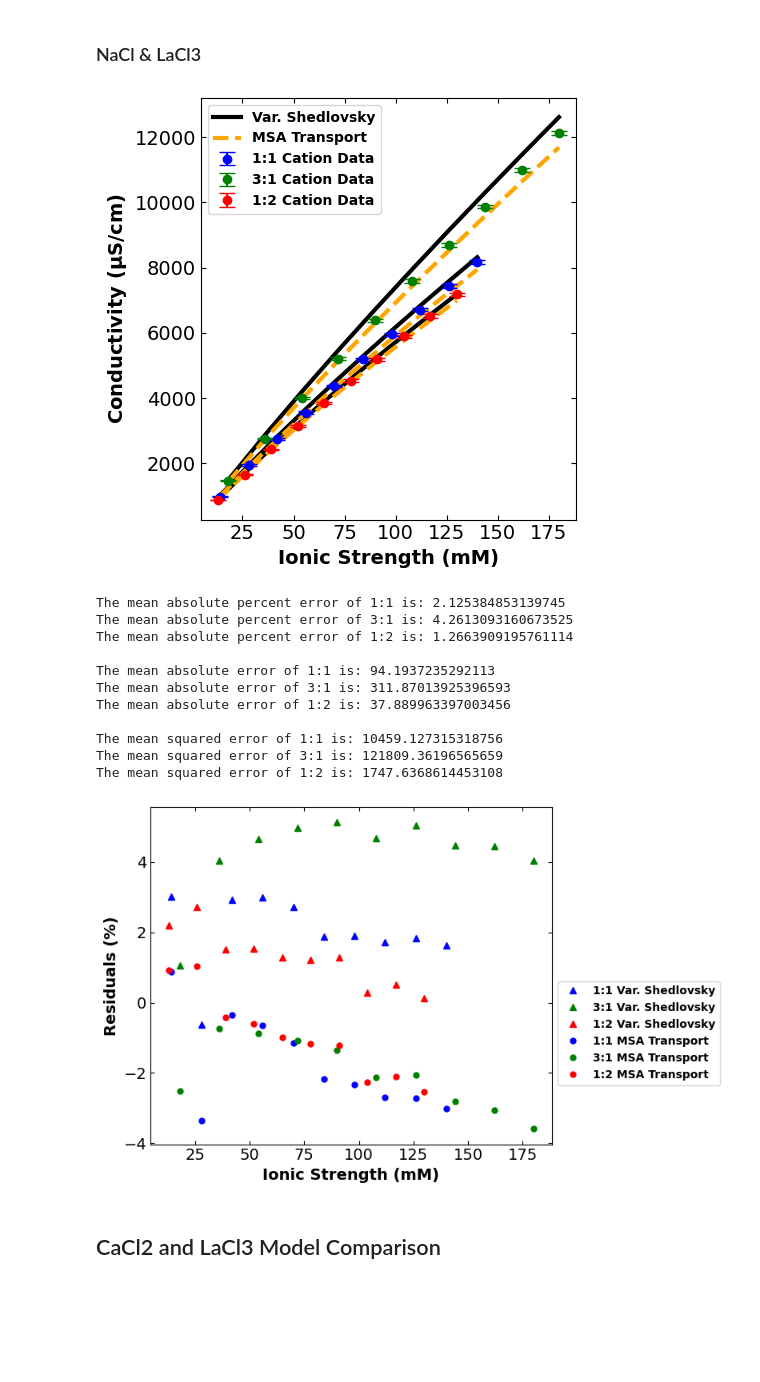
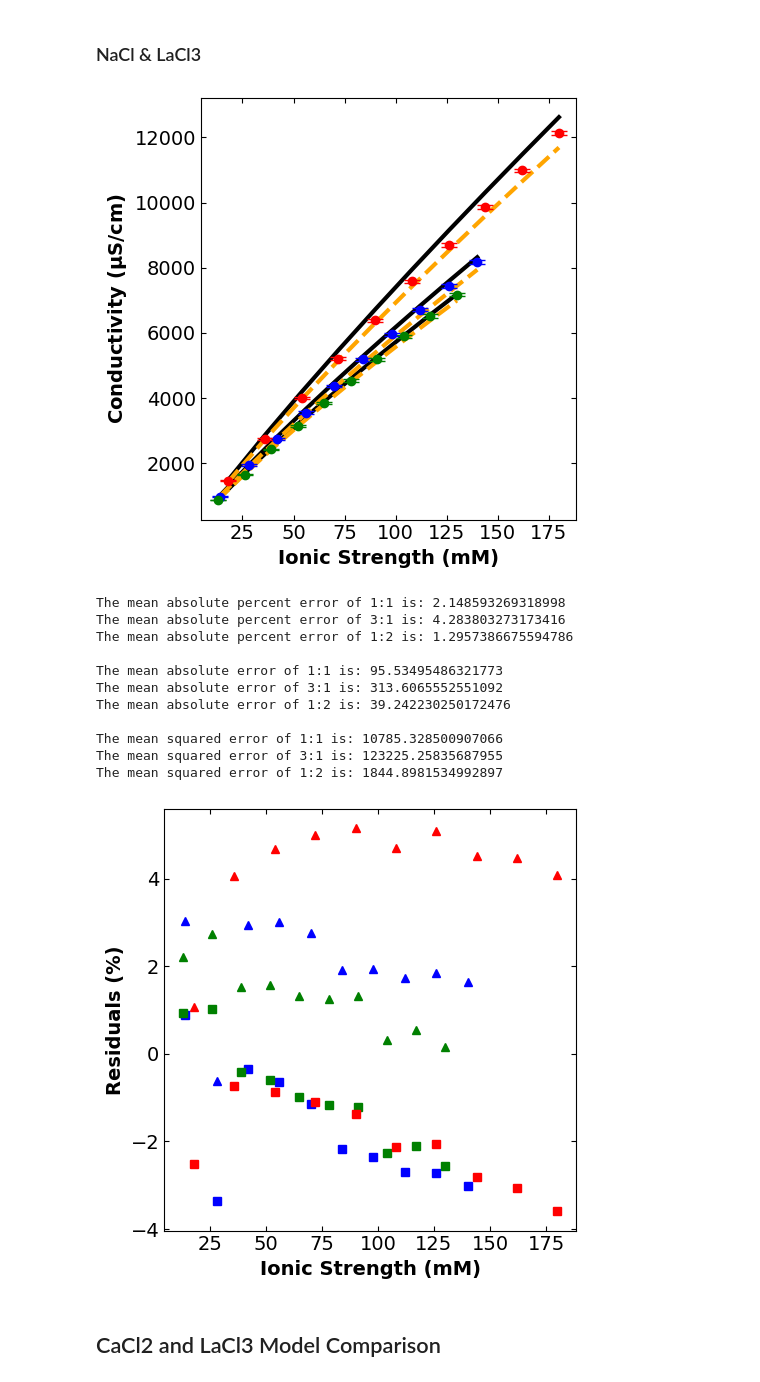
Before and after one commit to dowlinglab/salts-conductivity-modelling, a Jupyter notebook: Multicomponents-conductivity-paper.ipynb, the cells around one changed output. Drawn from its saved outputs; the diff is of its cells as text; code cells hidden in the pictures; blank space fills up the shorter version.

```diff
--- a/Multicomponents-conductivity-paper.ipynb
+++ b/Multicomponents-conductivity-paper.ipynb
@@ -401,7 +401,7 @@ The mean squared error of 1:2 is: 7951.674608745649
 ### Constants
 # %%
 # solvent viscosity in poise
-eta_shed = 8.903*10**(-3)
+eta_shed = 8.9*10**(-3)
 
 # limiting equivalent conductivity of salts in cm^2.Siemen.equiv^(-1)
 lambda_0_NaCl = 126.45
@@ -422,9 +422,6 @@ a_LaCl3 = 4.9*10**(-8)
 ### NaCl
 # %%
 # constants
-temp_NaCl_CaCl2 = 298.16 # K
-epsilon = 78.3
-eta = 8.903*10**(-3) # poise
 a_NaCl_CaCl2 = (a_NaCl + a_CaCl2)/2
 
 # concentration in M
@@ -433,9 +430,12 @@ conc12 = [NaCl_conc12[i]*10**(-3) for i in range(ndata)]
 conc13 = [NaCl_conc13[i]*10**(-3) for i in range(ndata)]
 
 # specific conductivity in micro Siemen per cm
-specific_cond_nacl = cd.variant_shedlovsky(conc, temp_NaCl_CaCl2, epsilon, eta, lambda_0_NaCl, a_NaCl_CaCl2, z_Na, z_Cl, lambda_0_Na, lambda_0_Cl)
-specific_cond_nacl_12 = cd.variant_shedlovsky(conc12, temp_NaCl_CaCl2, epsilon, eta, lambda_0_NaCl, a_NaCl_CaCl2, z_Na, z_Cl, lambda_0_Na, lambda_0_Cl)
-specific_cond_nacl_13 = cd.variant_shedlovsky(conc13, temp_NaCl_CaCl2, epsilon, eta, lambda_0_NaCl, a_NaCl_CaCl2, z_Na, z_Cl, lambda_0_Na, lambda_0_Cl)
+specific_cond_nacl = cd.variant_shedlovsky(conc, T, epsilon, eta_shed, lambda_0_NaCl, a_NaCl_CaCl2, z_Na, z_Cl,
+                                           lambda_0_Na, lambda_0_Cl)
+specific_cond_nacl_12 = cd.variant_shedlovsky(conc12, T, epsilon, eta_shed, lambda_0_NaCl, a_NaCl_CaCl2, z_Na, z_Cl,
+                                              lambda_0_Na, lambda_0_Cl)
+specific_cond_nacl_13 = cd.variant_shedlovsky(conc13, T, epsilon, eta_shed, lambda_0_NaCl, a_NaCl_CaCl2, z_Na, z_Cl,
+                                              lambda_0_Na, lambda_0_Cl)
 # %% [markdown]
 ### CaCl2
 # %%
@@ -556,9 +556,6 @@ The mean squared error of 2:1 is: 54023.08729388493
 ### NaCl
 # %%
 # constants
-temp_NaCl_LaCl3 = 298.16 # K
-epsilon = 78.3
-eta = 8.903*10**(-3) # poise
 a_NaCl_LaCl3 = (a_NaCl + a_LaCl3)/2
 
 # concentration in M
@@ -567,11 +564,11 @@ conc_nacl_22 = [NaCl_conc22[i]*10**(-3) for i in range(ndata4)]
 conc_nacl_23 = [NaCl_conc23[i]*10**(-3) for i in range(ndata4)]
 
 # specific conductivity in micro Siemen per cm
-specific_cond_nacl_21 = cd.variant_shedlovsky(conc_nacl_21, temp_NaCl_LaCl3, epsilon, eta, lambda_0_NaCl, a_NaCl_LaCl3, z_Na, z_Cl, lambda_0_Na,
+specific_cond_nacl_21 = cd.variant_shedlovsky(conc_nacl_21, T, epsilon, eta_shed, lambda_0_NaCl, a_NaCl_LaCl3, z_Na, z_Cl, lambda_0_Na,
                                             lambda_0_Cl)
-specific_cond_nacl_22 = cd.variant_shedlovsky(conc_nacl_22, temp_NaCl_LaCl3, epsilon, eta, lambda_0_NaCl, a_NaCl_LaCl3, z_Na, z_Cl, lambda_0_Na,
+specific_cond_nacl_22 = cd.variant_shedlovsky(conc_nacl_22, T, epsilon, eta_shed, lambda_0_NaCl, a_NaCl_LaCl3, z_Na, z_Cl, lambda_0_Na,
                                             lambda_0_Cl)
-specific_cond_nacl_23 = cd.variant_shedlovsky(conc_nacl_23, temp_NaCl_LaCl3, epsilon, eta, lambda_0_NaCl, a_NaCl_LaCl3, z_Na, z_Cl, lambda_0_Na,
+specific_cond_nacl_23 = cd.variant_shedlovsky(conc_nacl_23, T, epsilon, eta_shed, lambda_0_NaCl, a_NaCl_LaCl3, z_Na, z_Cl, lambda_0_Na,
                                             lambda_0_Cl)
 # %% [markdown]
 ### LaCl3
@@ -582,11 +579,11 @@ conc_lacl3_12 = [LaCl3_conc22[i]*10**(-3) for i in range(ndata4)]
 conc_lacl3_13 = [LaCl3_conc23[i]*10**(-3) for i in range(ndata4)]
 
 # specific conductivity in micro Siemen per cm
-specific_cond_lacl3_11 = cd.variant_shedlovsky(conc_lacl3_11, temp_NaCl_LaCl3, epsilon, eta, lambda_0_LaCl3, a_NaCl_LaCl3, z_La, z_Cl, lambda_0_La,
+specific_cond_lacl3_11 = cd.variant_shedlovsky(conc_lacl3_11, T, epsilon, eta_shed, lambda_0_LaCl3, a_NaCl_LaCl3, z_La, z_Cl, lambda_0_La,
                                              lambda_0_Cl)
-specific_cond_lacl3_12 = cd.variant_shedlovsky(conc_lacl3_12, temp_NaCl_LaCl3, epsilon, eta, lambda_0_LaCl3, a_NaCl_LaCl3, z_La, z_Cl, lambda_0_La,
+specific_cond_lacl3_12 = cd.variant_shedlovsky(conc_lacl3_12, T, epsilon, eta_shed, lambda_0_LaCl3, a_NaCl_LaCl3, z_La, z_Cl, lambda_0_La,
                                              lambda_0_Cl)
-specific_cond_lacl3_13 = cd.variant_shedlovsky(conc_lacl3_13, temp_NaCl_LaCl3, epsilon, eta, lambda_0_LaCl3, a_NaCl_LaCl3, z_La, z_Cl, lambda_0_La,
+specific_cond_lacl3_13 = cd.variant_shedlovsky(conc_lacl3_13, T, epsilon, eta_shed, lambda_0_LaCl3, a_NaCl_LaCl3, z_La, z_Cl, lambda_0_La,
                                              lambda_0_Cl)
 # %% [markdown]
 ### NaCl & LaCl3
@@ -599,31 +596,31 @@ specific_cond_23 = [specific_cond_nacl_23[i] + specific_cond_lacl3_13[i] for i i
 # making plot comparison of calculated and experimental conductivity of NaCl and CaCl2
 fig = plt.figure(figsize=(5, 5))
 plt.plot(ionic_strength_na_la_1_1, specific_cond_21, "-", color="black", linewidth=3, label="Var. Shedlovsky")
+plt.plot(ionic_strength_na_la_1_2, specific_cond_23, "-", color="black", linewidth=3)
 plt.plot(ionic_strength_na_la_3_1, specific_cond_22, "-", linewidth=3, color="black")
-plt.plot(ionic_strength_na_la_1_2, specific_cond_23, "-", color="black", linewidth=3)
 plt.plot(ionic_strength_na_la_1_1, all_cond_calc_con3, "--", color="orange", linewidth=3, label="MSA Transport")
+plt.plot(ionic_strength_na_la_1_2, all_cond_calc_con33, "--", color="orange", linewidth=3)
 plt.plot(ionic_strength_na_la_3_1, all_cond_calc_con32, "--", color="orange", linewidth=3)
-plt.plot(ionic_strength_na_la_1_2, all_cond_calc_con33, "--", color="orange", linewidth=3)
 plt.errorbar(
     ionic_strength_na_la_1_1, cond_exp3, yerr=error_na_la_1_1, fmt='o', ecolor='blue', capsize=6, markersize=6, markerfacecolor='blue',
     markeredgecolor='blue', label='1:1 Cation Data')
 plt.errorbar(
-    ionic_strength_na_la_3_1, cond_exp32, yerr=error_na_la_3_1, fmt='o', ecolor='green', capsize=6, markersize=6, markerfacecolor='green',
-    markeredgecolor='green', label='3:1 Cation Data')
+    ionic_strength_na_la_1_2, cond_exp33, yerr=error_na_la_1_2, fmt='o', ecolor='green', capsize=6, markersize=6, markerfacecolor='green',
+    markeredgecolor='green', label='1:2 Cation Data')
 plt.errorbar(
-    ionic_strength_na_la_1_2, cond_exp33, yerr=error_na_la_1_2, fmt='o', ecolor='red', capsize=6, markersize=6, markerfacecolor='red',
-    markeredgecolor='red', label='1:2 Cation Data')
+    ionic_strength_na_la_3_1, cond_exp32, yerr=error_na_la_3_1, fmt='o', ecolor='red', capsize=6, markersize=6, markerfacecolor='red',
+    markeredgecolor='red', label='3:1 Cation Data')
 plt.xlabel("Ionic Strength (mM)", fontsize=14,fontweight='bold')
 plt.ylabel("Conductivity ($\mathbf{\mu}$S/cm)", fontsize=14,fontweight='bold')
 plt.xticks(fontsize=14)
 plt.yticks(fontsize=14)
 plt.tick_params(direction="in",top=True, right=True)
-plt.legend(prop={"weight":"bold"})
+# plt.legend(prop={"weight":"bold"})
 plt.tight_layout()
 plt.savefig(r".\Paper_figures\msa_var_shed_na_la.png")
 plt.show()
 # %% [output]
-[figure, old version]
+[figure, new version]
 # %%
 # residuals for NaCl and LaCl3
 e3_2 = [specific_cond_21[i] - cond_exp3[i] for i in range(ndata4)]
@@ -645,50 +642,50 @@ print("The mean absolute percent error of 1:2 is:",np.mean(residuals_percent33_2
 
 # calculate the mean absolute error
 residuals_3_abs_shed = [np.abs(e3_2[i]) for i in range(ndata4)]
 residuals_32_abs_shed = [np.abs(e32_2[i]) for i in range(ndata4)]
 residuals_33_abs_shed = [np.abs(e33_2[i]) for i in range(ndata4)]
 print("\nThe mean absolute error of 1:1 is:",np.mean(residuals_3_abs_shed))
 print("The mean absolute error of 3:1 is:",np.mean(residuals_32_abs_shed))
 print("The mean absolute error of 1:2 is:",np.mean(residuals_33_abs_shed))
 
 # calculate the mean squared error
 sq_residuals_3_shed = [e3_2[i]**2 for i in range(ndata4)]
 sq_residuals_32_shed = [e32_2[i]**2 for i in range(ndata4)]
 sq_residuals_33_shed = [e33_2[i]**2 for i in range(ndata4)]
 print("\nThe mean squared error of 1:1 is:",np.mean(sq_residuals_3_shed))
 print("The mean squared error of 3:1 is:",np.mean(sq_residuals_32_shed))
 print("The mean squared error of 1:2 is:",np.mean(sq_residuals_33_shed))
 
 # making plots of residuals
-fig = plt.figure(figsize=(8, 5))
+fig = plt.figure(figsize=(5, 5))
 plt.plot(ionic_strength_na_la_1_1, residuals_percent3_2, "^", color="blue", label="1:1 Var. Shedlovsky")
-plt.plot(ionic_strength_na_la_3_1, residuals_percent32_2, "^", color="green", label="3:1 Var. Shedlovsky")
-plt.plot(ionic_strength_na_la_1_2, residuals_percent33_2, "^", color="red", label="1:2 Var. Shedlovsky")
-plt.plot(ionic_strength_na_la_1_1, residuals_percent3, ".", markersize=10, color="blue", label="1:1 MSA Transport")
-plt.plot(ionic_strength_na_la_3_1, residuals_percent32, ".", markersize=10, color="green", label="3:1 MSA Transport")
-plt.plot(ionic_strength_na_la_1_2, residuals_percent33, ".", markersize=10, color="red", label="1:2 MSA Transport")
+plt.plot(ionic_strength_na_la_1_2, residuals_percent33_2, "^", color="green", label="1:2 Var. Shedlovsky")
+plt.plot(ionic_strength_na_la_3_1, residuals_percent32_2, "^", color="red", label="2:1 (b and f) or 3:1 (d) Var. Shedlovsky")
+plt.plot(ionic_strength_na_la_1_1, residuals_percent3, "s", color="blue", label="1:1 MSA Transport")
+plt.plot(ionic_strength_na_la_1_2, residuals_percent33, "s", color="green", label="1:2 MSA Transport")
+plt.plot(ionic_strength_na_la_3_1, residuals_percent32, "s", color="red", label="2:1 (b and f) or 3:1 (d) MSA Transport")
 plt.xlabel("Ionic Strength (mM)", fontsize=14,fontweight='bold')
 plt.ylabel("Residuals (%)", fontsize=14,fontweight='bold')
 plt.xticks(fontsize=14)
 plt.yticks(fontsize=14)
 plt.tick_params(direction="in",top=True, right=True)
-plt.legend(prop={"weight":"bold"}, bbox_to_anchor=(1, 0.5))
+# plt.legend(prop={"weight":"bold"}, bbox_to_anchor=(1, 0.5))
 plt.tight_layout()
 plt.savefig(r".\Paper_figures\msa_var_shed_na_la_residuals_per.png")
 plt.show()
 # %% [output]
-The mean absolute percent error of 1:1 is: 2.125384853139745
-The mean absolute percent error of 3:1 is: 4.2613093160673525
-The mean absolute percent error of 1:2 is: 1.2663909195761114
+The mean absolute percent error of 1:1 is: 2.148593269318998
+The mean absolute percent error of 3:1 is: 4.283803273173416
+The mean absolute percent error of 1:2 is: 1.2957386675594786
 
-The mean absolute error of 1:1 is: 94.1937235292113
-The mean absolute error of 3:1 is: 311.87013925396593
-The mean absolute error of 1:2 is: 37.889963397003456
+The mean absolute error of 1:1 is: 95.53495486321773
+The mean absolute error of 3:1 is: 313.6065552551092
+The mean absolute error of 1:2 is: 39.242230250172476
 
-The mean squared error of 1:1 is: 10459.127315318756
-The mean squared error of 3:1 is: 121809.36196565659
-The mean squared error of 1:2 is: 1747.6368614453108
+The mean squared error of 1:1 is: 10785.328500907066
+The mean squared error of 3:1 is: 123225.25835687955
+The mean squared error of 1:2 is: 1844.8981534992897
-[figure, old version]
+[figure, new version]
 # %% [markdown]
 ## CaCl2 and LaCl3 Model Comparison
 # %% [markdown]
```
Also changed, not shown: parts of 13 cells of this notebook, 25 other files.
